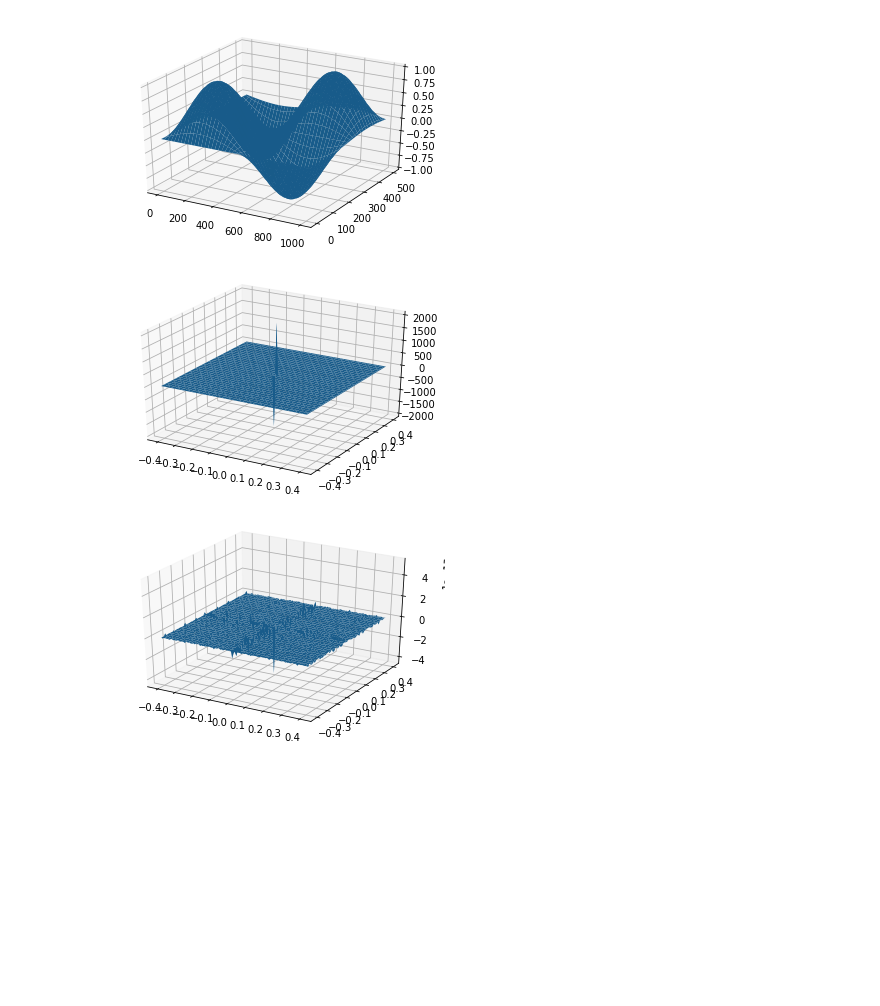
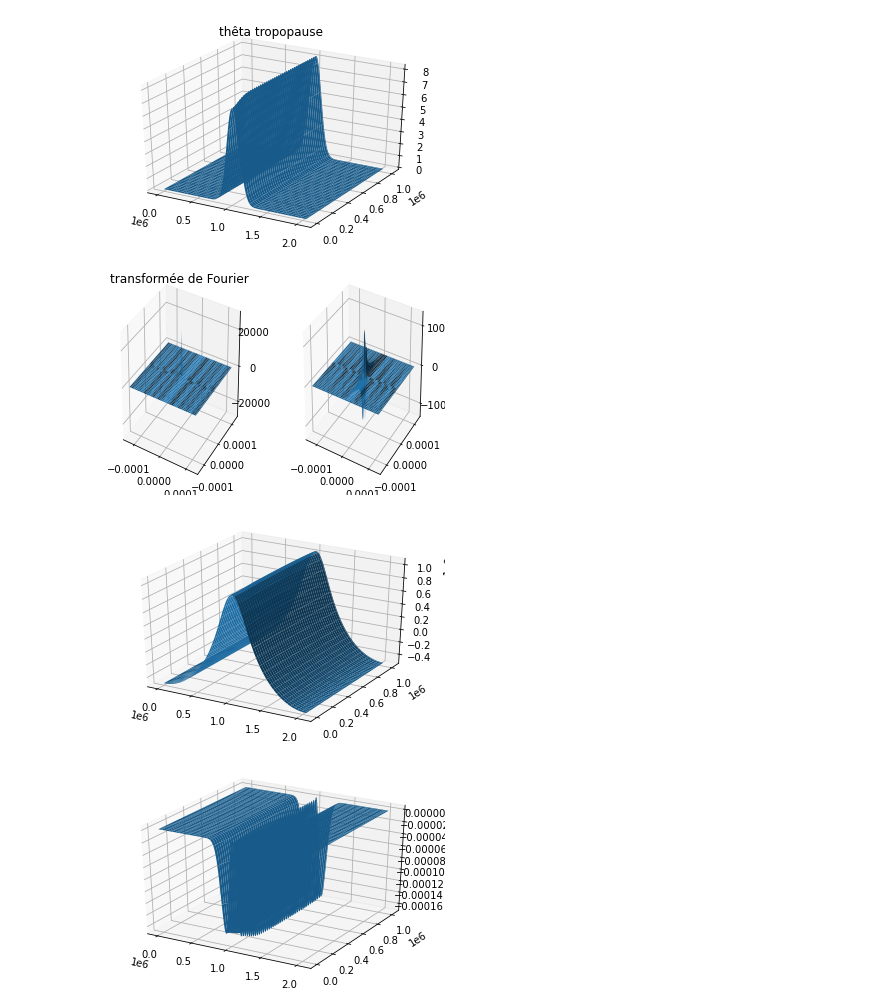
Before and after one commit to Pablitorichard/PIE_meteo, a Jupyter notebook: spectral/Simulation.ipynb, the cells around one changed output. Drawn from its saved outputs; the diff is of its cells as text; code cells hidden in the pictures; blank space fills up the shorter version.

```diff
--- a/spectral/Simulation.ipynb
+++ b/spectral/Simulation.ipynb
@@ -16,40 +59,76 @@ import matplotlib.pyplot as plt
+# %%
+# Geostrophic wind and tropopause temp anomaly variation
+
+def tempanomvar(a,b,Pa,Pb,thetatp, psi):
+    ug = -(np.roll(psi,-1,0)-np.roll(psi,1,0))/(2*a/Pa) # centered finite differences
+    vg = (np.roll(psi,-1,1)-np.roll(psi,1,1))/(2*b/Pb)
+
+    dxtp = (np.roll(thetatp,-1,0)-np.roll(thetatp,1,0))/(2*a/Pa)
+    dytp = (np.roll(thetatp,-1,1)-np.roll(thetatp,1,1))/(2*b/Pb)
+
+    dttp = -np.multiply(ug, dxtp) - np.multiply(vg, dytp)
+
+    return dttp
 # %%
-# Constants
-f = 1
-theta00 = 1
-g = 1
-Ns = 2
-Nt = 1
-pâté = g*(Ns-Nt)/(theta00*Ns*Nt)
-
-# Initial data and Fourier series
-a, b = 500, 1000
-Pa, Pb = 64, 128 # samples
+# Initial data
+a, b = 1024e3, 2048e3
+Pa, Pb = 128, 256 # samples
 thetatp = np.zeros((Pa,Pb))
 
-for i in range(Pa): # example data
+# pseudo-filament
+import scipy.ndimage as spnd
+Px = 8
+Py = 64
+thetaanom = 15
+for i in range(Pa):
     for j in range(Pb):
-        thetatp[i,j] = np.sin(2*np.pi*i/Pa)*np.sin(2*np.pi*j/Pb)
+        if abs(i-Pa/2) < Px and abs(j-Pb/2) < Py:
+            thetatp[i,j] = thetaanom
+spnd.gaussian_filter(thetatp, 10, output=thetatp)
 
-fig = plt.figure()
+if demo:
+    for i in range(Pa): # example data
+        for j in range(Pb):
+            thetatp[i,j] = np.sin(2*np.pi*i/Pa)*np.sin(2*np.pi*j/Pb)
+
+plt.figure()
 ax = plt.axes(projection='3d')
 X,Y = np.meshgrid(np.linspace(0,b,Pb), np.linspace(0,a,Pa))
 ax.plot_surface(X,Y,thetatp)
+plt.title("thêta tropopause")
 plt.show()
 
+
+# main script
 thetatphat = np.fft.fft2(thetatp)
 
 fig = plt.figure()
+ax = fig.add_subplot(1,2,1, projection='3d')
+Xf,Yf = np.meshgrid(np.linspace(-Pb/b, Pb/b, Pb),\
+                  np.linspace(-Pa/a, Pa/a, Pa)) # need even Pa, Pb
+ax.plot_surface(Xf,Yf,np.fft.fftshift(thetatphat).real)
+plt.title("transformée de Fourier")
+ax = plt.subplot(1,2,2, projection='3d')
+ax.plot_surface(Xf,Yf,np.fft.fftshift(thetatphat).imag)
+
+plt.show()
+
+z = -1000
+psi, test = streamfunc(a,b,Pa,Pb,thetatphat,z, demo)
+
+plt.figure()
 ax = plt.axes(projection='3d')
-Xf,Yf = np.meshgrid(np.linspace(-np.pi*Pb/b, np.pi*Pb/b, Pb),\
-                  np.linspace(-np.pi*Pa/a, np.pi*Pa/a, Pa)) # need even Pa, Pb
-ax.plot_surface(Xf,Yf,np.real(np.fft.fftshift(thetatphat)))
+ax.plot_surface(X,Y,psi)
 plt.show()
-fig = plt.figure()
+
+dttp = tempanomvar(a,b,Pa,Pb,thetatp,psi)
+
+plt.figure()
 ax = plt.axes(projection='3d')
-ax.plot_surface(Xf,Yf,np.imag(np.fft.fftshift(thetatphat)))
+ax.plot_surface(X,Y,dttp)
 plt.show()
 # %% [output]
-[figure, old version]
+[figure, new version]
-[figure, old version]
+[figure, new version]
-[figure, old version]
+[figure, new version]
+[figure, added]
```
Also changed, not shown: parts of 7 cells of this notebook.
